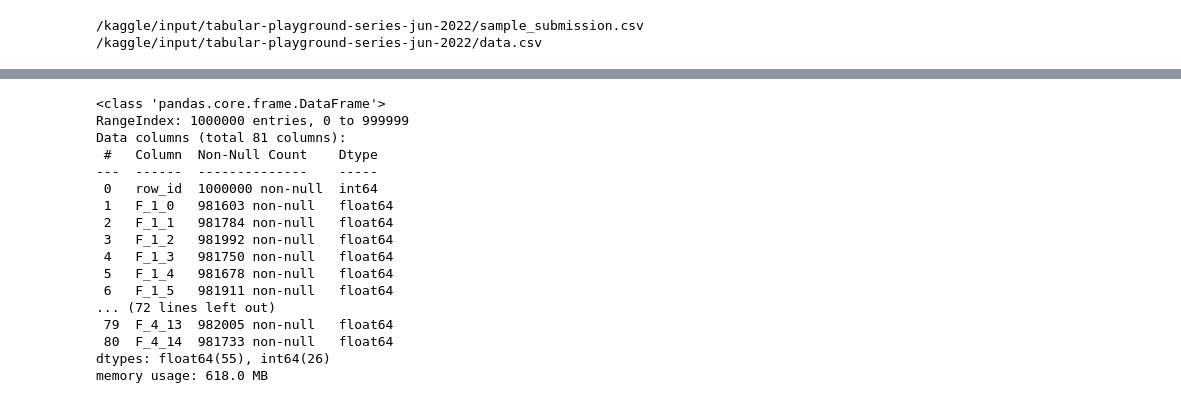
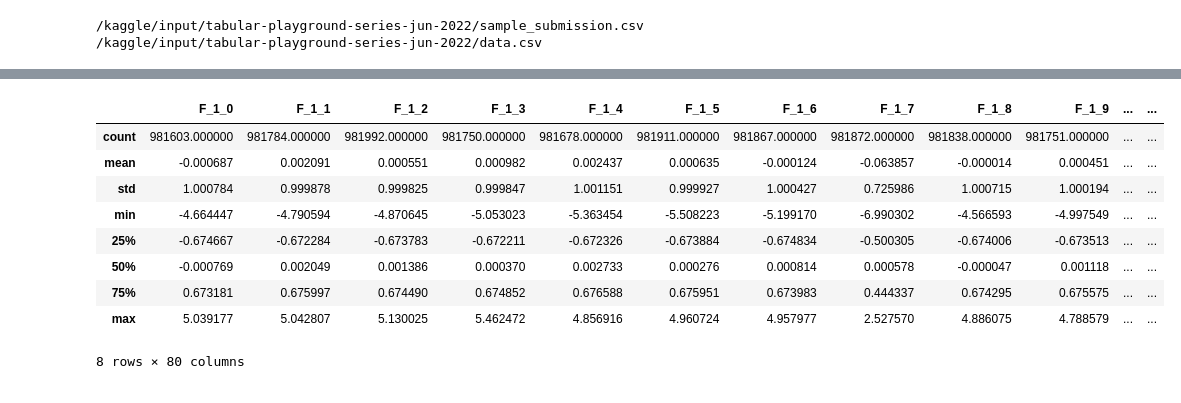
Before and after one commit to hargurjeet/Kaggle, a Jupyter notebook: june-competetion.ipynb, the cells around one changed output, grey strips where cells are left out. Drawn from its saved outputs; the diff is of its cells as text; code cells hidden in the pictures.

```diff
--- a/june-competetion.ipynb
+++ b/june-competetion.ipynb
@@ -34,20 +35,13 @@ df.head()
 # %%
-df.info()
+df.describe()
 # %% [output]
+|  | F_1_0 | F_1_1 | F_1_2 | F_1_3 | F_1_4 | F_1_5 | F_1_6 | F_1_7 | F_1_8 | F_1_9 | ... | ... |
+| count | 981603.000000 | 981784.000000 | 981992.000000 | 981750.000000 | 981678.000000 | 981911.000000 | 981867.000000 | 981872.000000 | 981838.000000 | 981751.000000 | ... | ... |
+| mean | -0.000687 | 0.002091 | 0.000551 | 0.000982 | 0.002437 | 0.000635 | -0.000124 | -0.063857 | -0.000014 | 0.000451 | ... | ... |
+| std | 1.000784 | 0.999878 | 0.999825 | 0.999847 | 1.001151 | 0.999927 | 1.000427 | 0.725986 | 1.000715 | 1.000194 | ... | ... |
+| min | -4.664447 | -4.790594 | -4.870645 | -5.053023 | -5.363454 | -5.508223 | -5.199170 | -6.990302 | -4.566593 | -4.997549 | ... | ... |
+| 25% | -0.674667 | -0.672284 | -0.673783 | -0.672211 | -0.672326 | -0.673884 | -0.674834 | -0.500305 | -0.674006 | -0.673513 | ... | ... |
+| 50% | -0.000769 | 0.002049 | 0.001386 | 0.000370 | 0.002733 | 0.000276 | 0.000814 | 0.000578 | -0.000047 | 0.001118 | ... | ... |
+| 75% | 0.673181 | 0.675997 | 0.674490 | 0.674852 | 0.676588 | 0.675951 | 0.673983 | 0.444337 | 0.674295 | 0.675575 | ... | ... |
+| max | 5.039177 | 5.042807 | 5.130025 | 5.462472 | 4.856916 | 4.960724 | 4.957977 | 2.527570 | 4.886075 | 4.788579 | ... | ... |
-<class 'pandas.core.frame.DataFrame'>
-RangeIndex: 1000000 entries, 0 to 999999
-Data columns (total 81 columns):
- #   Column  Non-Null Count    Dtype
----  ------  --------------    -----
- 0   row_id  1000000 non-null  int64
- 1   F_1_0   981603 non-null   float64
- 2   F_1_1   981784 non-null   float64
- 3   F_1_2   981992 non-null   float64
- 4   F_1_3   981750 non-null   float64
- 5   F_1_4   981678 non-null   float64
- 6   F_1_5   981911 non-null   float64
-... (72 lines left out)
- 79  F_4_13  982005 non-null   float64
- 80  F_4_14  981733 non-null   float64
-dtypes: float64(55), int64(26)
-memory usage: 618.0 MB
+8 rows × 80 columns
```
Also changed, not shown: parts of 5 cells of this notebook.
